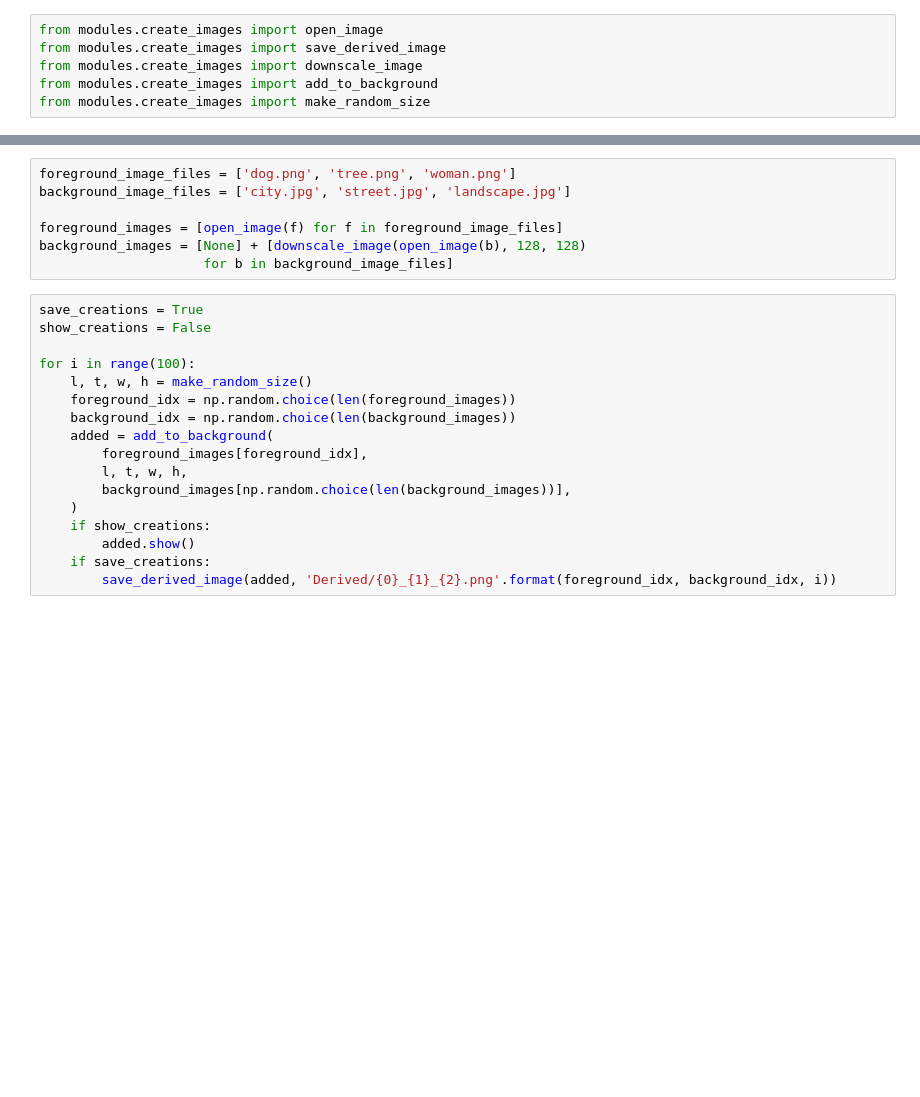
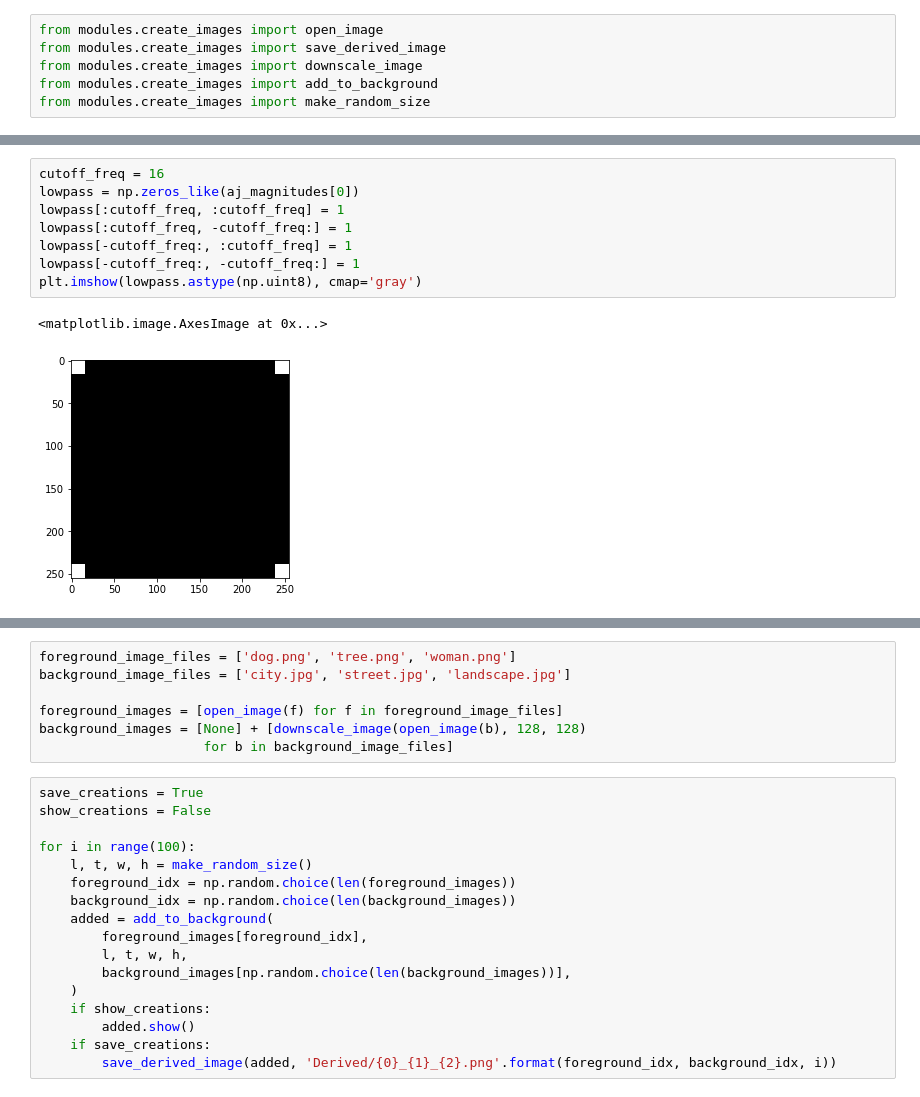
Before and after one commit to oracleofnj/spectral-repr-cnns, a Jupyter notebook: src/Untitled.ipynb, the cells around one changed output, grey strips where cells are left out. Cells and saved outputs as stored; diff of their text form; blank space fills up the shorter version.

```diff
--- a/src/Untitled.ipynb
+++ b/src/Untitled.ipynb
@@ -21,0 +45,11 @@ from modules.create_images import make_random_size
+# %%
+cutoff_freq = 16
+lowpass = np.zeros_like(aj_magnitudes[0])
+lowpass[:cutoff_freq, :cutoff_freq] = 1
+lowpass[:cutoff_freq, -cutoff_freq:] = 1
+lowpass[-cutoff_freq:, :cutoff_freq] = 1
+lowpass[-cutoff_freq:, -cutoff_freq:] = 1
+plt.imshow(lowpass.astype(np.uint8), cmap='gray')
+# %% [output]
+<matplotlib.image.AxesImage at 0x...>
+[figure, added]
```
Also changed, not shown: parts of 18 cells of this notebook.
